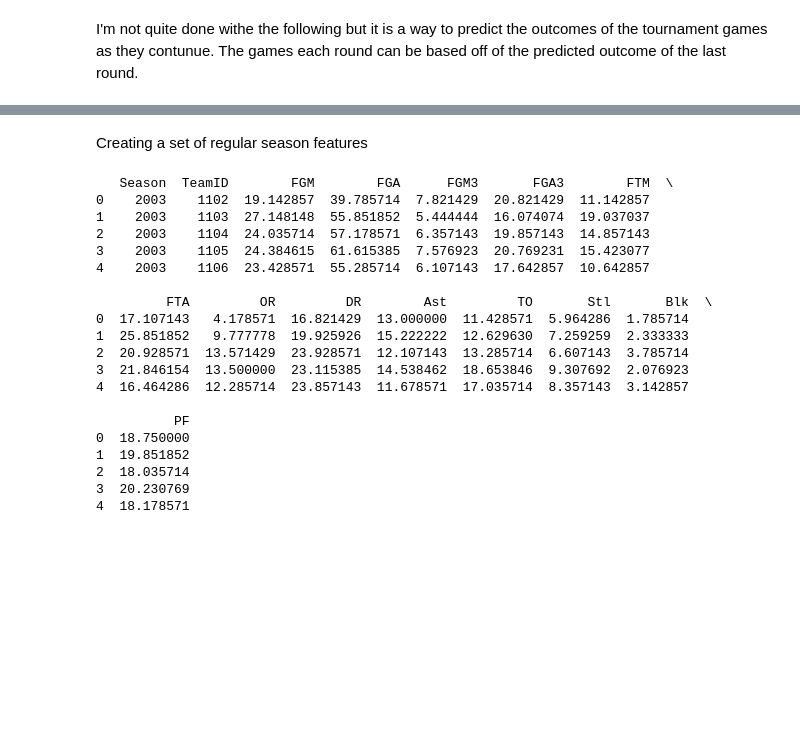
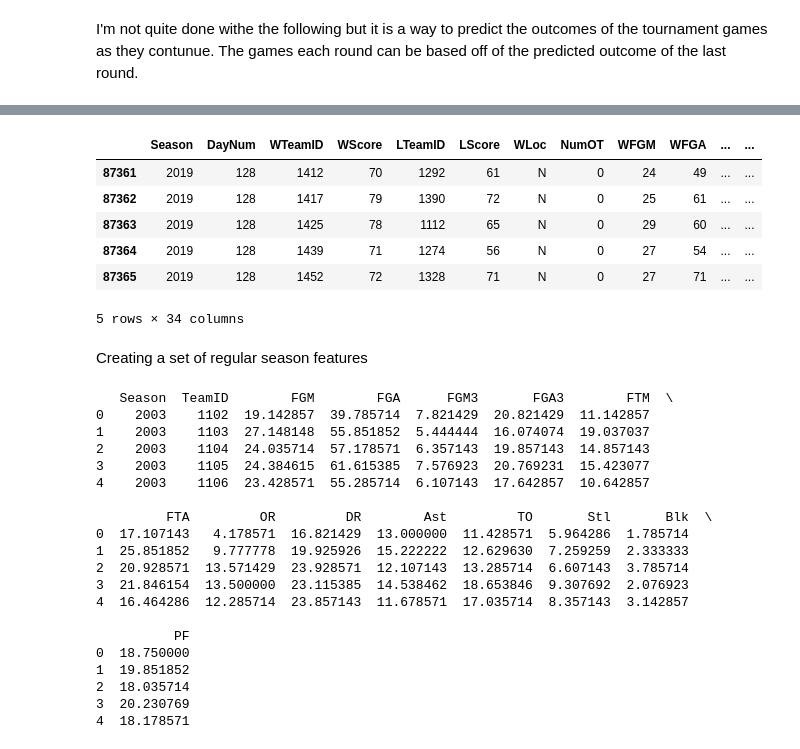
Before and after one commit to puvvadakc/NCAA2k19Predictions, a Jupyter notebook: DataPrepModellingProcess2.ipynb, the cells around one changed output, grey strips where cells are left out. Cells and saved outputs as stored; diff of their text form; code cells hidden in the pictures; blank space fills up the shorter version.

```diff
--- a/DataPrepModellingProcess2.ipynb
+++ b/DataPrepModellingProcess2.ipynb
@@ -163,3 +148,13 @@ post_season_outcomes = pd.read_csv('data/NCAATourneyDetailedResults.csv')
+# %%
+regular_2019.tail()
+# %% [output]
+|  | Season | DayNum | WTeamID | WScore | LTeamID | LScore | WLoc | NumOT | WFGM | WFGA | ... | ... |
+| 87361 | 2019 | 128 | 1412 | 70 | 1292 | 61 | N | 0 | 24 | 49 | ... | ... |
+| 87362 | 2019 | 128 | 1417 | 79 | 1390 | 72 | N | 0 | 25 | 61 | ... | ... |
+| 87363 | 2019 | 128 | 1425 | 78 | 1112 | 65 | N | 0 | 29 | 60 | ... | ... |
+| 87364 | 2019 | 128 | 1439 | 71 | 1274 | 56 | N | 0 | 27 | 54 | ... | ... |
+| 87365 | 2019 | 128 | 1452 | 72 | 1328 | 71 | N | 0 | 27 | 71 | ... | ... |
+5 rows × 34 columns
 # %% [markdown]
 Creating a set of regular season features
 # %%
```
Also changed, not shown: parts of 8 cells of this notebook, 7 other files.
